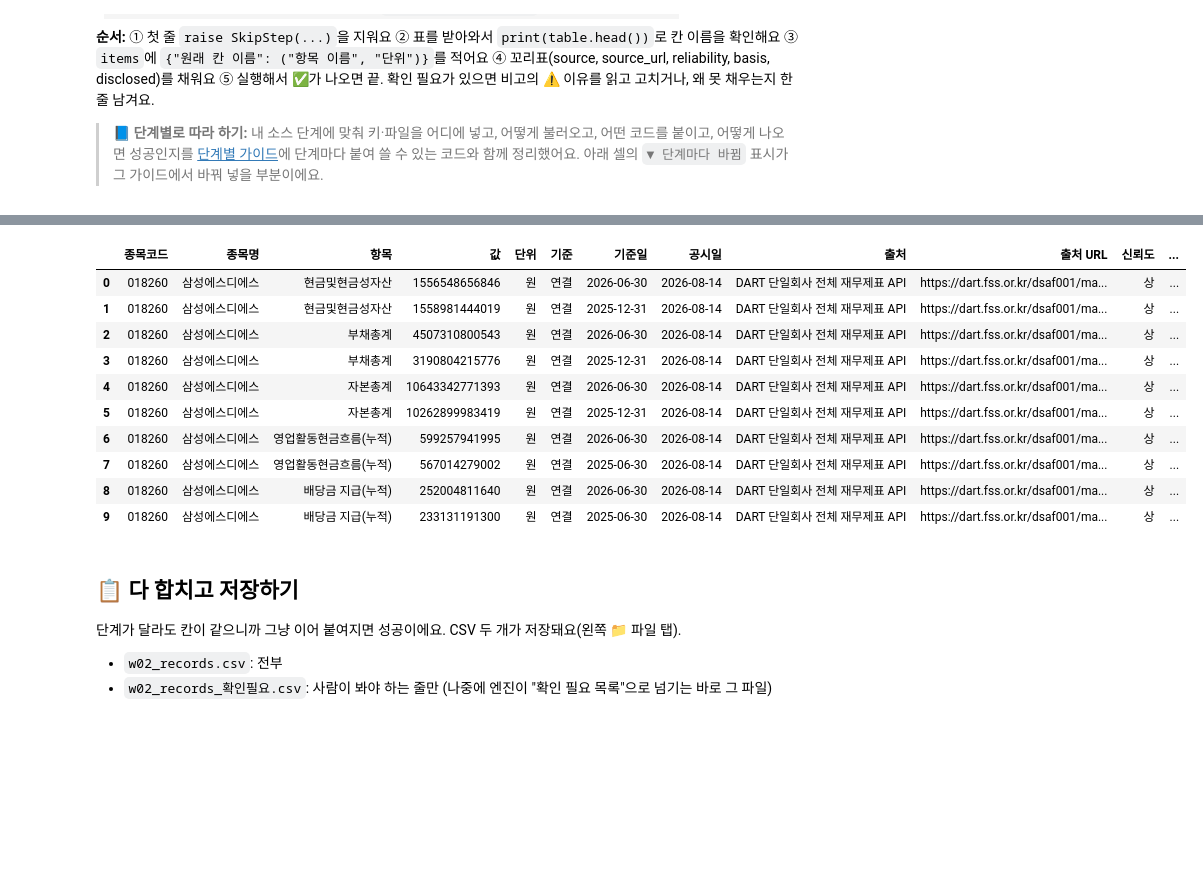
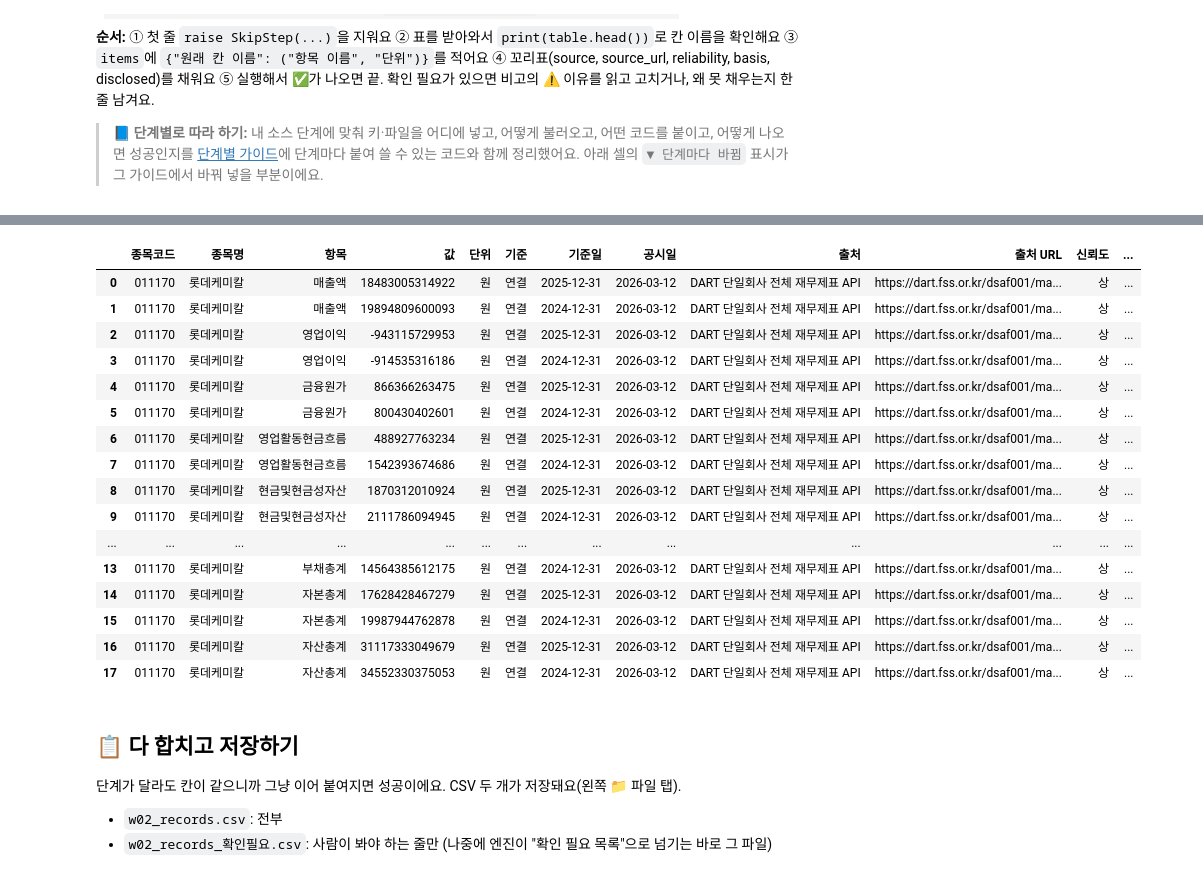
Before and after one commit to yeseul-04/kfa-ai-agent, a Jupyter notebook: w02_내소스수집.ipynb, the cells around one changed output, grey strips where cells are left out. Saved outputs shown, nothing was run; the diff lists cells and outputs as text; code cells hidden in the pictures; blank space fills up the shorter version.

```diff
--- a/w02_내소스수집.ipynb
+++ b/w02_내소스수집.ipynb
@@ -1047,32 +1047,32 @@ if drive is not None:
 > 📘 **단계별로 따라 하기:** 내 소스 단계에 맞춰 키·파일을 어디에 넣고, 어떻게 불러오고, 어떤 코드를 붙이고, 어떻게 나오면 성공인지를 [단계별 가이드](https://github.com/phm0305/KFA-ai-agent-study/blob/main/docs/sessions/02/my_source_guide.md)에 단계마다 붙여 쓸 수 있는 코드와 함께 정리했어요. 아래 셀의 `▼ 단계마다 바뀜` 표시가 그 가이드에서 바꿔 넣을 부분이에요.
 # %%
 # ✍️ 내 소스 붙이기
-# 내 소스: 삼성에스디에스 현금 활용·주주환원 (2026년 반기보고서, 연결)
-# DART 단일회사 전체 재무제표 API → 재무상태표(현금·차입금·부채·자본) + 현금흐름표(영업현금흐름·배당·자사주)
+# 내 소스: 롯데케미칼 신용평가 주요 지표(6개) 계산용 재무 수치 (2025년 사업보고서, 연결)
+# DART 단일회사 전체 재무제표 API → 손익계산서·현금흐름표·재무상태표
 
 MY_LEVEL = 1   # ▼ 단계마다 바뀜: 내 소스의 수집 방법 단계 1~5
 
-MY_STOCK = "018260"           # 삼성에스디에스
-MY_YEAR = "2026"              # 사업연도
-MY_REPORT = "11012"           # 반기보고서
-MY_RCPNO = "20260814003604"   # 기준 보고서 접수번호
-DATES = {                     # 표 종류: (당기 기준일, 전기 기준일)
-    "BS": ("2026-06-30", "2025-12-31"),   # 재무상태표: 반기말 / 전기말
-    "CF": ("2026-06-30", "2025-06-30"),   # 현금흐름표: 반기 누적 / 전년 반기 누적
-}
-PREV_COLS = {                 # 표 종류: 전기 값을 찾아볼 칸 (앞에서부터 비어 있지 않은 칸)
-    "BS": ["frmtrm_amount"],
-    "CF": ["frmtrm_amount", "frmtrm_add_amount", "frmtrm_q_amount"],
-}
-ACCOUNTS = {                  # 표준 계정ID: (표 종류, 항목 이름, 꼭 있어야 하나)
-    "ifrs-full_CashAndCashEquivalents": ("BS", "현금및현금성자산", True),
-    "ifrs-full_Liabilities": ("BS", "부채총계", True),
-    "ifrs-full_Equity": ("BS", "자본총계", True),
-    "ifrs-full_ShortTermBorrowings": ("BS", "단기차입금", False),
-    "ifrs-full_LongtermBorrowings": ("BS", "장기차입금", False),
-    "ifrs-full_CashFlowsFromUsedInOperatingActivities": ("CF", "영업활동현금흐름(누적)", True),
-    "ifrs-full_DividendsPaidClassifiedAsFinancingActivities": ("CF", "배당금 지급(누적)", False),
-    "ifrs-full_PaymentsToAcquireOrRedeemEntitysShares": ("CF", "자기주식 취득(누적)", False),
+MY_STOCK = "011170"           # 롯데케미칼
+MY_YEAR = "2025"              # 사업연도
+MY_REPORT = "11011"           # 사업보고서
+MY_RCPNO = "20260312001296"   # 기준 보고서 접수번호 (2026-03-12 공시)
+DATES = ("2025-12-31", "2024-12-31")   # 당기 / 전기
+PREV_COLS = ["frmtrm_amount", "frmtrm_add_amount", "frmtrm_q_amount"]   # 전기 값을 찾아볼 칸
+
+ACCOUNTS = {   # 표준 계정ID: (표 종류, 항목 이름, 꼭 있어야 하나, 쓰는 지표)
+    "ifrs-full_Revenue":                          ("IS", "매출액", True, "EBITDA 마진"),
+    "dart_OperatingIncomeLoss":                   ("IS", "영업이익", True, "EBITDA"),
+    "ifrs-full_FinanceCosts":                     ("IS", "금융원가", True, "EBITDA/금융비용"),
+    "ifrs-full_AdjustmentsForDepreciationExpense": ("CF", "감가상각비", False, "EBITDA"),
+    "ifrs-full_AdjustmentsForAmortisationExpense": ("CF", "무형자산상각비", False, "EBITDA"),
+    "ifrs-full_CashFlowsFromUsedInOperatingActivities": ("CF", "영업활동현금흐름", True, "영업현금흐름/총차입금"),
+    "ifrs-full_CashAndCashEquivalents":           ("BS", "현금및현금성자산", True, "순차입금/EBITDA"),
+    "ifrs-full_ShortTermBorrowings":              ("BS", "단기차입금", False, "총차입금"),
+    "ifrs-full_CurrentPortionOfLongtermBorrowings": ("BS", "유동성장기차입금", False, "총차입금"),
+    "ifrs-full_LongtermBorrowings":               ("BS", "장기차입금", False, "총차입금"),
+    "ifrs-full_Liabilities":                      ("BS", "부채총계", True, "부채비율"),
+    "ifrs-full_Equity":                           ("BS", "자본총계", True, "부채비율"),
+    "ifrs-full_Assets":                           ("BS", "자산총계", True, "차입금의존도"),
 }
 
 def my_records():
@@ -1086,31 +1086,35 @@ def my_records():
         "https://opendart.fss.or.kr/api/fnlttSinglAcntAll.json", "list",
         params={"crtfc_key": key, "corp_code": corp_code, "bsns_year": MY_YEAR,
                 "reprt_code": MY_REPORT, "fs_div": "CFS"})                # CFS = 연결
-    no = raw["rcept_no"].iloc[0]                                          # 접수번호
+    no = raw["rcept_no"].iloc[0]
     if no != MY_RCPNO:                                                    # 다른 보고서면 멈춤
         raise CollectError(f"API가 준 보고서({no})가 기준 보고서({MY_RCPNO})와 달라요. 정정공시인지 확인")
+    raw["sj"] = raw["sj_div"].replace({"CIS": "IS"})                      # 포괄손익계산서도 손익으로
 
     rows, skipped = [], []
-    for acc, (sj, name, required) in ACCOUNTS.items():
-        hit = raw[(raw["account_id"] == acc) & (raw["sj_div"] == sj)]
+    for acc, (sj, name, required, use) in ACCOUNTS.items():
+        hit = raw[(raw["account_id"] == acc) & (raw["sj"] == sj)]
         if hit.empty:
             if required:
                 raise CollectError(f"{name} 계정이 없어요 ({acc})")
             skipped.append(name)                                           # 없는 회사도 있는 계정은 건너뜀
             continue
         r = hit.iloc[0]
-        now, prev = DATES[sj]
-        prev_col = next((c for c in PREV_COLS[sj] if c in r.index and not is_blank(r[c])), None)
-        print(name, {c: r.get(c) for c in PREV_COLS[sj]})                  # 확인용: 전기 칸들에 뭐가 있는지
-        rows += [{"항목": name, "값": r["thstrm_amount"], "단위": "원", "기준일": now},
-                 {"항목": name, "값": r[prev_col] if prev_col else None, "단위": "원", "기준일": prev,
-                  "비고": f"이 반기보고서의 비교 칸({prev_col or '비어 있음'})"}]
+        prev_col = next((c for c in PREV_COLS if c in r.index and not is_blank(r[c])), None)
+        rows += [{"항목": name, "값": r["thstrm_amount"], "단위": "원", "기준일": DATES[0],
+                  "비고": f"{use}용"},
+                 {"항목": name, "값": r[prev_col] if prev_col else None, "단위": "원", "기준일": DATES[1],
+                  "비고": f"{use}용 · 사업보고서 비교 칸"}]
     if skipped:
         print("이 회사 보고서에 없어서 건너뛴 계정:", skipped)
+        # 차입금·사채·리스·상각비는 회사마다 ID가 달라서, 비슷한 이름의 줄을 보여 줌
+        cand = raw[raw["account_nm"].str.contains("차입금|사채|리스부채|감가상각|상각비")
+                   & raw["sj"].isin(["BS", "CF"])]
+        print(cand[["sj", "account_id", "account_nm", "thstrm_amount"]].drop_duplicates().to_string())
     table = pd.DataFrame(rows)
     print(table)   # 확인용
 
-    # ③ 붙이기: 모양은 모든 단계가 같아요. 칸이 이미 '항목·값·단위·기준일'이라 items·date_col 없음
+    # ③ 붙이기: 칸이 이미 '항목·값·단위·기준일'이라 items·date_col 없음
     return collect_table(
         table,
         level=MY_LEVEL,
@@ -1147,14 +1150,20 @@ if mine is not None:
 |  | 종목코드 | 종목명 | 항목 | 값 | 단위 | 기준 | 기준일 | 공시일 | 출처 | 출처 URL | 신뢰도 | ... |
-| 0 | 018260 | 삼성에스디에스 | 현금및현금성자산 | 1556548656846 | 원 | 연결 | 2026-06-30 | 2026-08-14 | DART 단일회사 전체 재무제표 API | https://dart.fss.or.kr/dsaf001/ma... | 상 | ... |
-| 1 | 018260 | 삼성에스디에스 | 현금및현금성자산 | 1558981444019 | 원 | 연결 | 2025-12-31 | 2026-08-14 | DART 단일회사 전체 재무제표 API | https://dart.fss.or.kr/dsaf001/ma... | 상 | ... |
-| 2 | 018260 | 삼성에스디에스 | 부채총계 | 4507310800543 | 원 | 연결 | 2026-06-30 | 2026-08-14 | DART 단일회사 전체 재무제표 API | https://dart.fss.or.kr/dsaf001/ma... | 상 | ... |
-| 3 | 018260 | 삼성에스디에스 | 부채총계 | 3190804215776 | 원 | 연결 | 2025-12-31 | 2026-08-14 | DART 단일회사 전체 재무제표 API | https://dart.fss.or.kr/dsaf001/ma... | 상 | ... |
-| 4 | 018260 | 삼성에스디에스 | 자본총계 | 10643342771393 | 원 | 연결 | 2026-06-30 | 2026-08-14 | DART 단일회사 전체 재무제표 API | https://dart.fss.or.kr/dsaf001/ma... | 상 | ... |
-| 5 | 018260 | 삼성에스디에스 | 자본총계 | 10262899983419 | 원 | 연결 | 2025-12-31 | 2026-08-14 | DART 단일회사 전체 재무제표 API | https://dart.fss.or.kr/dsaf001/ma... | 상 | ... |
-| 6 | 018260 | 삼성에스디에스 | 영업활동현금흐름(누적) | 599257941995 | 원 | 연결 | 2026-06-30 | 2026-08-14 | DART 단일회사 전체 재무제표 API | https://dart.fss.or.kr/dsaf001/ma... | 상 | ... |
-| 7 | 018260 | 삼성에스디에스 | 영업활동현금흐름(누적) | 567014279002 | 원 | 연결 | 2025-06-30 | 2026-08-14 | DART 단일회사 전체 재무제표 API | https://dart.fss.or.kr/dsaf001/ma... | 상 | ... |
-| 8 | 018260 | 삼성에스디에스 | 배당금 지급(누적) | 252004811640 | 원 | 연결 | 2026-06-30 | 2026-08-14 | DART 단일회사 전체 재무제표 API | https://dart.fss.or.kr/dsaf001/ma... | 상 | ... |
-| 9 | 018260 | 삼성에스디에스 | 배당금 지급(누적) | 233131191300 | 원 | 연결 | 2025-06-30 | 2026-08-14 | DART 단일회사 전체 재무제표 API | https://dart.fss.or.kr/dsaf001/ma... | 상 | ... |
+| 0 | 011170 | 롯데케미칼 | 매출액 | 18483005314922 | 원 | 연결 | 2025-12-31 | 2026-03-12 | DART 단일회사 전체 재무제표 API | https://dart.fss.or.kr/dsaf001/ma... | 상 | ... |
+| 1 | 011170 | 롯데케미칼 | 매출액 | 19894809600093 | 원 | 연결 | 2024-12-31 | 2026-03-12 | DART 단일회사 전체 재무제표 API | https://dart.fss.or.kr/dsaf001/ma... | 상 | ... |
+| 2 | 011170 | 롯데케미칼 | 영업이익 | -943115729953 | 원 | 연결 | 2025-12-31 | 2026-03-12 | DART 단일회사 전체 재무제표 API | https://dart.fss.or.kr/dsaf001/ma... | 상 | ... |
+| 3 | 011170 | 롯데케미칼 | 영업이익 | -914535316186 | 원 | 연결 | 2024-12-31 | 2026-03-12 | DART 단일회사 전체 재무제표 API | https://dart.fss.or.kr/dsaf001/ma... | 상 | ... |
+| 4 | 011170 | 롯데케미칼 | 금융원가 | 866366263475 | 원 | 연결 | 2025-12-31 | 2026-03-12 | DART 단일회사 전체 재무제표 API | https://dart.fss.or.kr/dsaf001/ma... | 상 | ... |
+| 5 | 011170 | 롯데케미칼 | 금융원가 | 800430402601 | 원 | 연결 | 2024-12-31 | 2026-03-12 | DART 단일회사 전체 재무제표 API | https://dart.fss.or.kr/dsaf001/ma... | 상 | ... |
+| 6 | 011170 | 롯데케미칼 | 영업활동현금흐름 | 488927763234 | 원 | 연결 | 2025-12-31 | 2026-03-12 | DART 단일회사 전체 재무제표 API | https://dart.fss.or.kr/dsaf001/ma... | 상 | ... |
+| 7 | 011170 | 롯데케미칼 | 영업활동현금흐름 | 1542393674686 | 원 | 연결 | 2024-12-31 | 2026-03-12 | DART 단일회사 전체 재무제표 API | https://dart.fss.or.kr/dsaf001/ma... | 상 | ... |
+| 8 | 011170 | 롯데케미칼 | 현금및현금성자산 | 1870312010924 | 원 | 연결 | 2025-12-31 | 2026-03-12 | DART 단일회사 전체 재무제표 API | https://dart.fss.or.kr/dsaf001/ma... | 상 | ... |
+| 9 | 011170 | 롯데케미칼 | 현금및현금성자산 | 2111786094945 | 원 | 연결 | 2024-12-31 | 2026-03-12 | DART 단일회사 전체 재무제표 API | https://dart.fss.or.kr/dsaf001/ma... | 상 | ... |
+| ... | ... | ... | ... | ... | ... | ... | ... | ... | ... | ... | ... | ... |
+| 13 | 011170 | 롯데케미칼 | 부채총계 | 14564385612175 | 원 | 연결 | 2024-12-31 | 2026-03-12 | DART 단일회사 전체 재무제표 API | https://dart.fss.or.kr/dsaf001/ma... | 상 | ... |
+| 14 | 011170 | 롯데케미칼 | 자본총계 | 17628428467279 | 원 | 연결 | 2025-12-31 | 2026-03-12 | DART 단일회사 전체 재무제표 API | https://dart.fss.or.kr/dsaf001/ma... | 상 | ... |
+| 15 | 011170 | 롯데케미칼 | 자본총계 | 19987944762878 | 원 | 연결 | 2024-12-31 | 2026-03-12 | DART 단일회사 전체 재무제표 API | https://dart.fss.or.kr/dsaf001/ma... | 상 | ... |
+| 16 | 011170 | 롯데케미칼 | 자산총계 | 31117333049679 | 원 | 연결 | 2025-12-31 | 2026-03-12 | DART 단일회사 전체 재무제표 API | https://dart.fss.or.kr/dsaf001/ma... | 상 | ... |
+| 17 | 011170 | 롯데케미칼 | 자산총계 | 34552330375053 | 원 | 연결 | 2024-12-31 | 2026-03-12 | DART 단일회사 전체 재무제표 API | https://dart.fss.or.kr/dsaf001/ma... | 상 | ... |
 # %% [markdown]
 ## 📋 다 합치고 저장하기
 
```
Also changed, not shown: parts of 2 cells of this notebook.
